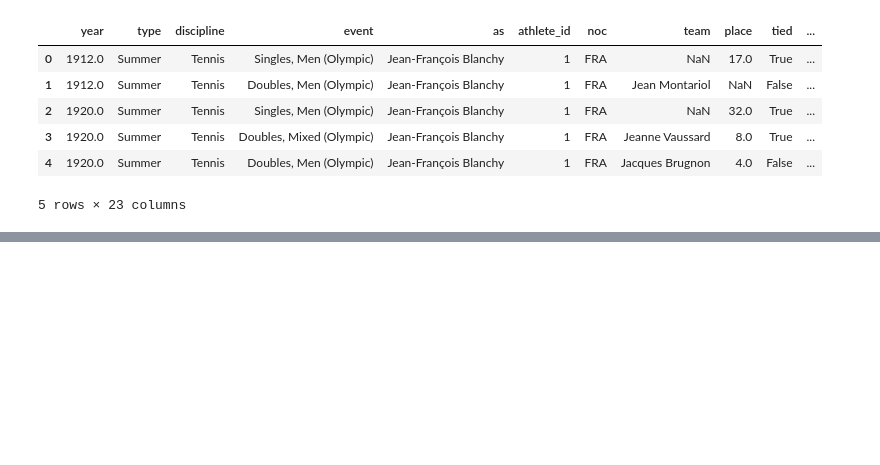
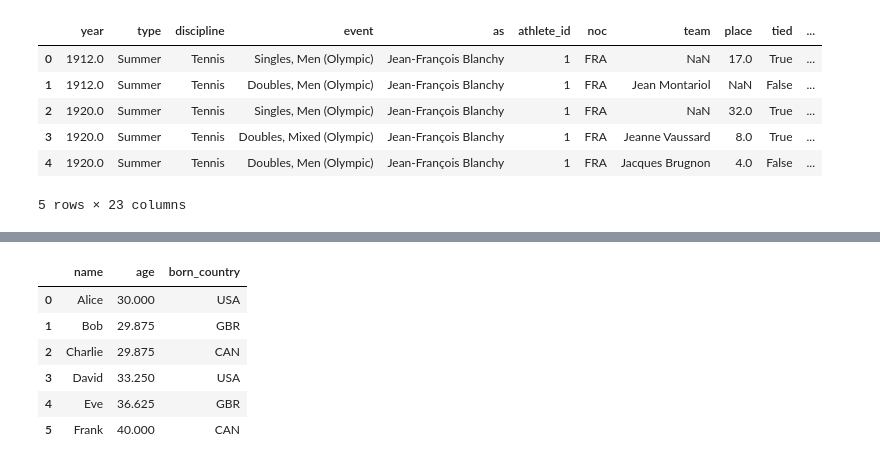
Before and after one commit to akshayupadhayay/pandas, a Jupyter notebook: notebooks/operations.ipynb, the cells around one changed output, grey strips where cells are left out. Saved outputs shown, nothing was run; the diff lists cells and outputs as text; code cells hidden in the pictures; blank space fills up the shorter version.

Commit message:
handling null values

```diff
--- a/notebooks/operations.ipynb
+++ b/notebooks/operations.ipynb
@@ -721,0 +725,4 @@ combined_df.head()
+# %%
+# modify existing DF to insert some null values and then handle them
+people = pd.read_csv('../data/external/some-people.csv')
+people.head()
@@ -721,0 +736,4 @@ combined_df.head()
+# %%
+# inserting null values to row 1,2 and column 'age'
+people.loc[1:2, 'age'] = np.nan
+people.head(5)
@@ -721,0 +755,4 @@ combined_df.head()
+# %%
+# to fill null values in 'age' column with the mean of the 'age' column. This will modify the original dataframe.
+people = people.fillna(people['age'].mean())
+people.head()
@@ -721,0 +766,13 @@ combined_df.head()
+# %%
+# to fill null values with linear interpolation method. This will modify the original dataframe.
+people.loc[3:4, 'age'] = np.nan # first we are inserting null values to row 3 and 4 and column 'age' to demonstrate interpolation method
+people['age'] = people['age'].interpolate() # interpolation method fills the null values by calculating the average of the previous and next non-null values in the 'age' column.
+people.head(6)
+# %% [output]
+|  | name | age | born_country |
+| 0 | Alice | 30.000 | USA |
+| 1 | Bob | 29.875 | GBR |
+| 2 | Charlie | 29.875 | CAN |
+| 3 | David | 33.250 | USA |
+| 4 | Eve | 36.625 | GBR |
+| 5 | Frank | 40.000 | CAN |
```
Also changed, not shown: parts of 7 cells of this notebook.
